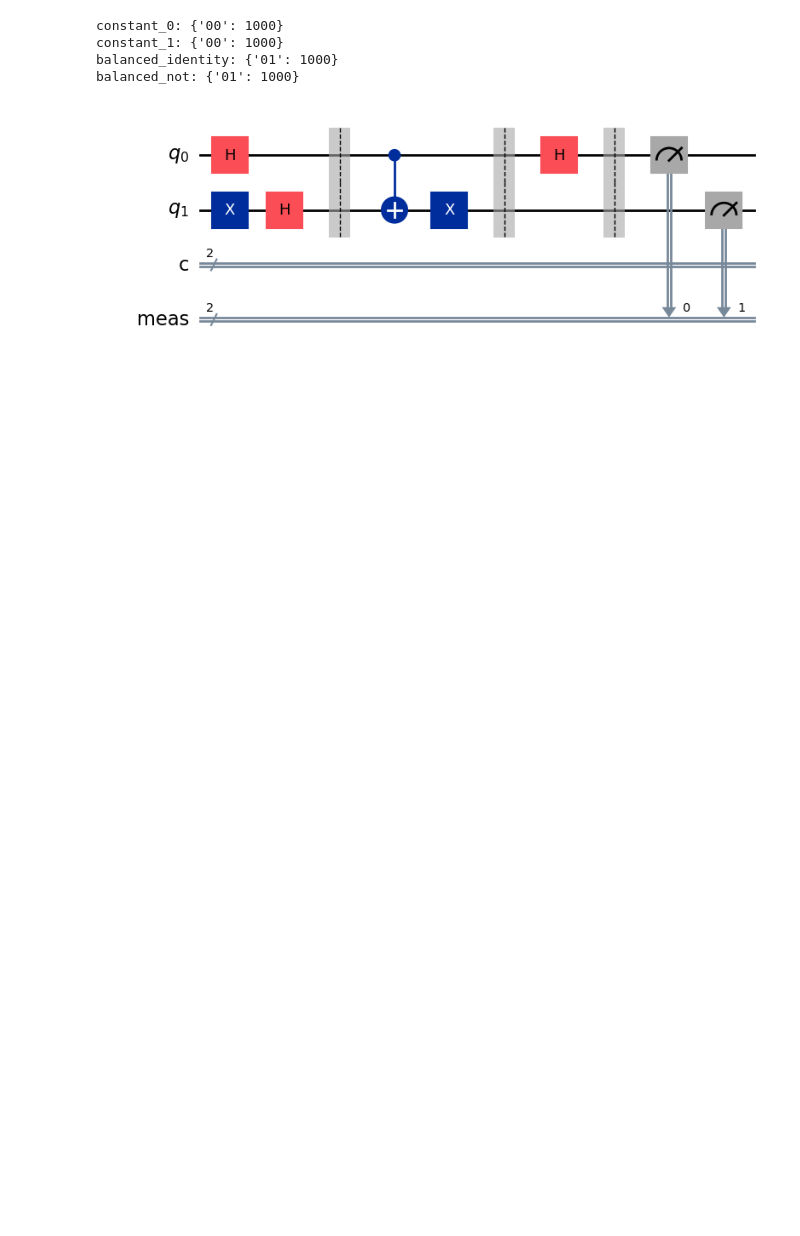
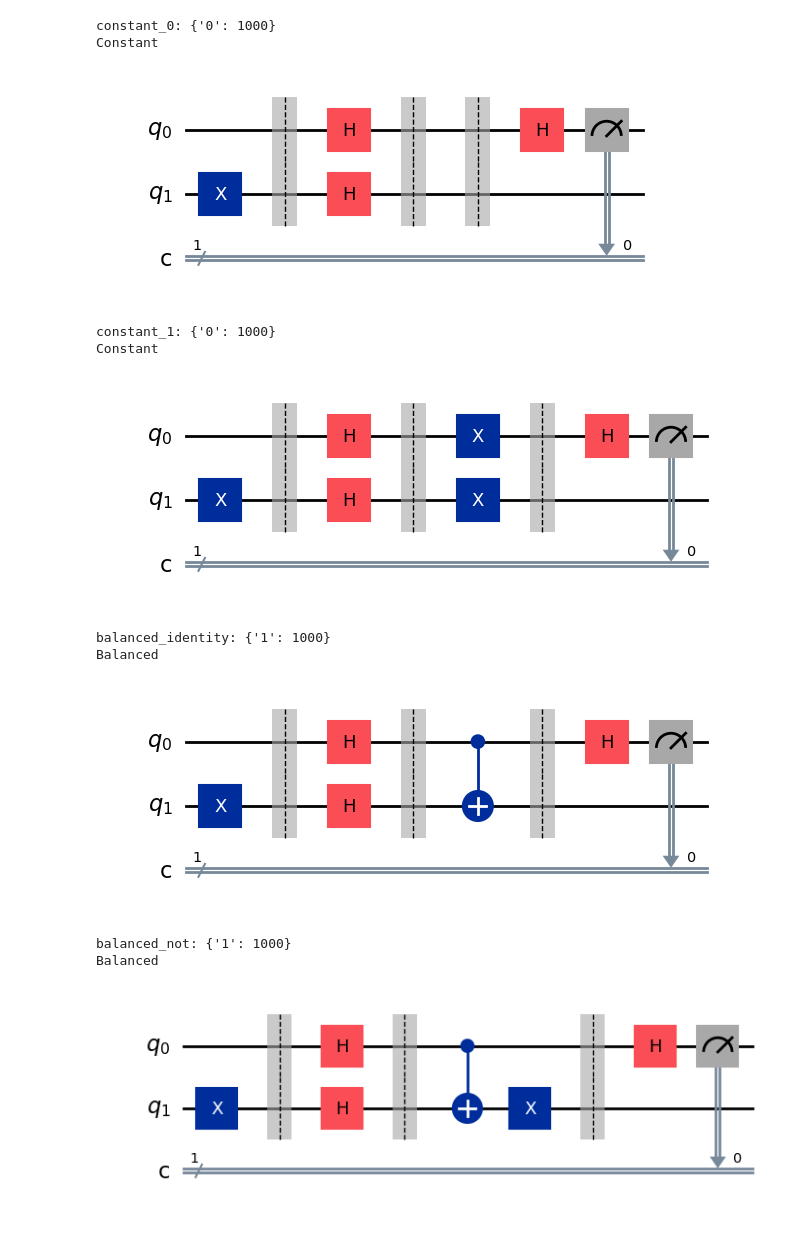
Before and after one commit to Gurj33t-Singh/Qiskit-Practice, a Jupyter notebook: Notebooks/Deutsch.ipynb, the cells around one changed output. Drawn from its saved outputs; the diff is of its cells as text; code cells hidden in the pictures; blank space fills up the shorter version.

```diff
--- a/Notebooks/Deutsch.ipynb
+++ b/Notebooks/Deutsch.ipynb
@@ -131,10 +183,12 @@ def balanced_not():
 # Main Deutsch algorithm
 def deutsch_algorithm(oracle):
     # Create circuit with 2 qubits and 1 classical bit
-    qc = QuantumCircuit(2, 2)
+    qc = QuantumCircuit(2, 1)
 
     # Step 1: Initialize qubit 1 to |1⟩
     qc.x(1)
+
+    qc.barrier()
 
     # Step 2: Apply Hadamard gates to both qubits
     qc.h([0, 1])
@@ -156,33 +210,43 @@ def deutsch_algorithm(oracle):
 # %%
 # Test all oracles
 oracles = {
     'constant_0': const_0(),
     'constant_1': const_1(),
     'balanced_identity': identity(),
     'balanced_not': balanced_not()
 }
 
 simulator = AerSimulator()
 for name, oracle in oracles.items():
     # Create and run circuit
     circuit = deutsch_algorithm(oracle)
     # Transpile and simulate
     transpiled = transpile(circuit, simulator)
     result = simulator.run(transpiled, shots=1000).result()
     counts = result.get_counts()
 
     print(f"{name}: {counts}")
 
+    for key in counts:
+        if key == '0':
+            print("Constant")
+        else:
+            print("Balanced")
+        display(circuit.draw('mpl'))
+
     # Draw one example circuit
-    if name == 'balanced_identity':
-        circuit.draw('mpl')
+    # if name == 'balanced_identity':
+    #     display(circuit.draw('mpl'))
 # %% [output]
-constant_0: {'00': 1000}
-constant_1: {'00': 1000}
-balanced_identity: {'01': 1000}
-balanced_not: {'01': 1000}
+constant_0: {'0': 1000}
+Constant
+[figure, added]
+constant_1: {'0': 1000}
+Constant
+[figure, added]
+balanced_identity: {'1': 1000}
+Balanced
+[figure, added]
+balanced_not: {'1': 1000}
+Balanced
+[figure, added]
-# %%
-circuit = deutsch_algorithm(oracles["balanced_not"])
-circuit.draw('mpl')
-# %% [output]
-[figure, removed]
```
Also changed, not shown: parts of 5 cells of this notebook.
